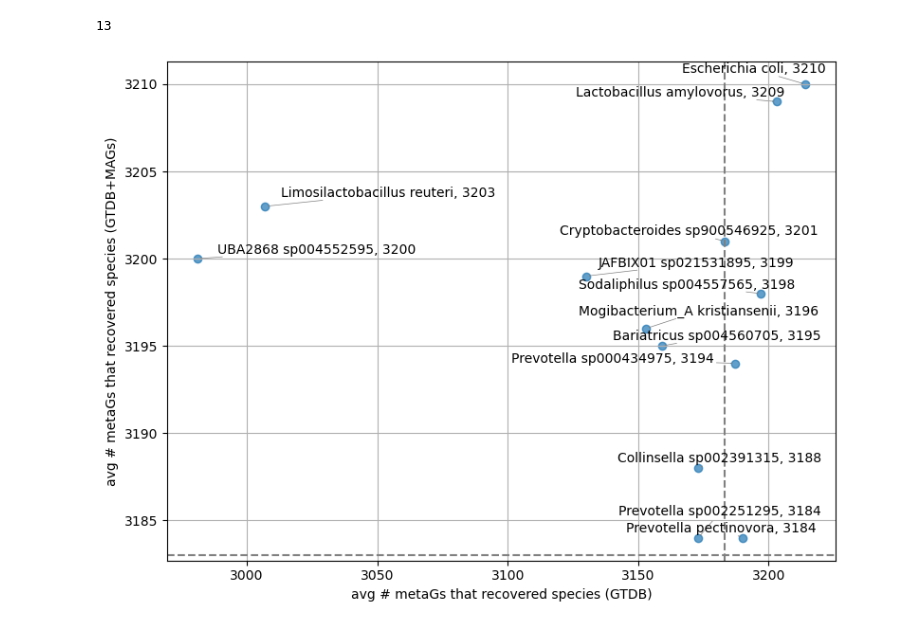
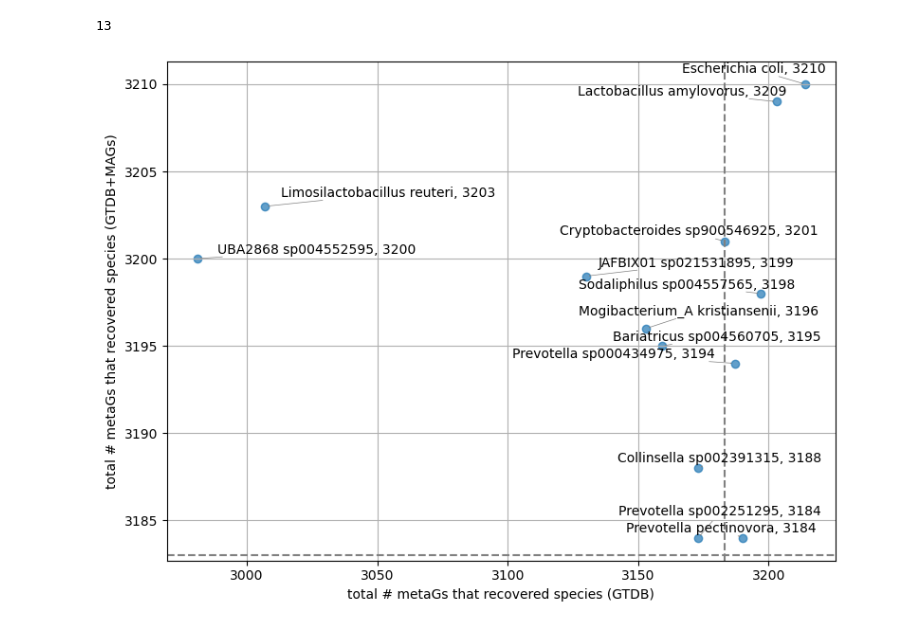
Before and after one commit to AnneliektH/2025-pig-binning-plots, a Jupyter notebook: notebooks/done.250830_compare_speciespres_dbs.ipynb, the cells around one changed output. Drawn from its saved outputs; the diff is of its cells as text; code cells hidden in the pictures.

Commit message:
change average to total

```diff
--- a/notebooks/done.250830_compare_speciespres_dbs.ipynb
+++ b/notebooks/done.250830_compare_speciespres_dbs.ipynb
@@ -186,36 +186,36 @@ len(core_spp)
 plt.figure(figsize=(8,6))
 plt.scatter(core_spp["n_found_gtdb"], core_spp["n_found_gtdbmag"], alpha=0.7)
 # for i, row in core_spp.iterrows():
 #     label = f"{row['species']}, {row['n_found_gtdbmag']}"
 #     plt.text(row["n_found_gtdb"], row["n_found_gtdbmag"], label,
 #              fontsize=10, ha="left", va="bottom",)
 
 texts = []
 for i, row in core_spp.iterrows():
     label = f"{row['species']}, {row['n_found_gtdbmag']}"
     texts.append(
         plt.text(row["n_found_gtdb"], row["n_found_gtdbmag"], label,
                  fontsize=10, ha="left", va="bottom")
     )
 
 adjust_text(texts, arrowprops=dict(arrowstyle="->", color="gray", lw=0.5))
 
 
 # horizontal
 plt.axhline(y=3183, linestyle="--", color="gray")
 
 # vertical
 plt.axvline(x=3183, linestyle="--", color="gray")
 
-plt.xlabel("avg # metaGs that recovered species (GTDB)")
-plt.ylabel("avg # metaGs that recovered species (GTDB+MAGs)")
+plt.xlabel("total # metaGs that recovered species (GTDB)")
+plt.ylabel("total # metaGs that recovered species (GTDB+MAGs)")
 #plt.title("Scatterplot of avg_gtdb vs avg_gtdbmag per species")
 plt.grid(True)
 plt.tight_layout()
 # plt.show()
 #plt.savefig('../plots/250908_hashes_gtdb.v.MAGs.genus.png')
 # %% [output]
-[figure, old version]
+[figure, new version]
 # %%
 # top10 = df.nlargest(15, "n_found_gtdbmag")
 
```
